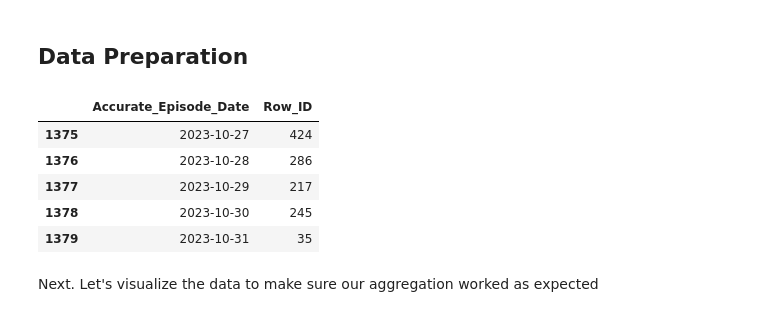
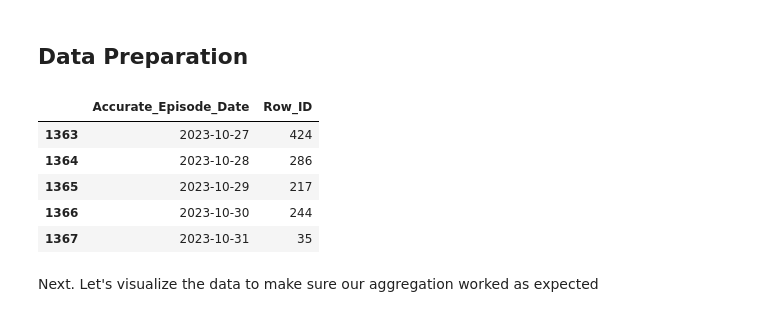
Before and after one commit to farbodab/ds-tools-ai4ph, a Jupyter notebook: Data Science Tools.ipynb, the cells around one changed output. Saved outputs shown, nothing was run; the diff lists cells and outputs as text; code cells hidden in the pictures.

```diff
--- a/Data Science Tools.ipynb
+++ b/Data Science Tools.ipynb
@@ -409,0 +456,3 @@ memory usage: 202.3+ MB
+# %%
+all_cases.rename(columns={"Outcome1": "Outcome"}, inplace=True)
+all_cases.head()
@@ -409,0 +474,2 @@ memory usage: 202.3+ MB
+# %%
+all_cases['Outcome'].fillna('SURVIVED', inplace=True)
@@ -409,0 +485,3 @@ memory usage: 202.3+ MB
+# %%
+all_cases = all_cases.drop(columns=['Reporting_PHU_Postal_Code','Reporting_PHU_Website','Reporting_PHU_Latitude','Reporting_PHU_Longitude', 'Reporting_PHU_Address', 'Reporting_PHU_City'])
+all_cases.head()
@@ -486,2 +566,0 @@ It seems only fatal is recorded as an outcome. Those who survived are left blank
-# %%
-all_cases['Outcome1'].fillna('SURVIVED', inplace=True)
@@ -674,15 +756,14 @@ all_cases.groupby(['Case_Reported_Date'])['Row_ID'].count().plot()
 # %%
 agg = all_cases.groupby(['Accurate_Episode_Date'])['Row_ID'].count().to_frame().reset_index()
 agg['Accurate_Episode_Date'] = pd.to_datetime(agg['Accurate_Episode_Date'])
-agg = agg.loc[agg['Accurate_Episode_Date'] > '2019-06-01']
 agg.tail()
 # %% [output]
 |  | Accurate_Episode_Date | Row_ID |
-| 1375 | 2023-10-27 | 424 |
-| 1376 | 2023-10-28 | 286 |
-| 1377 | 2023-10-29 | 217 |
-| 1378 | 2023-10-30 | 245 |
-| 1379 | 2023-10-31 | 35 |
+| 1363 | 2023-10-27 | 424 |
+| 1364 | 2023-10-28 | 286 |
+| 1365 | 2023-10-29 | 217 |
+| 1366 | 2023-10-30 | 244 |
+| 1367 | 2023-10-31 | 35 |
 # %% [markdown]
 Next. Let's visualize the data to make sure our aggregation worked as expected
 # %%
```
Also changed, not shown: parts of 58 cells of this notebook.
